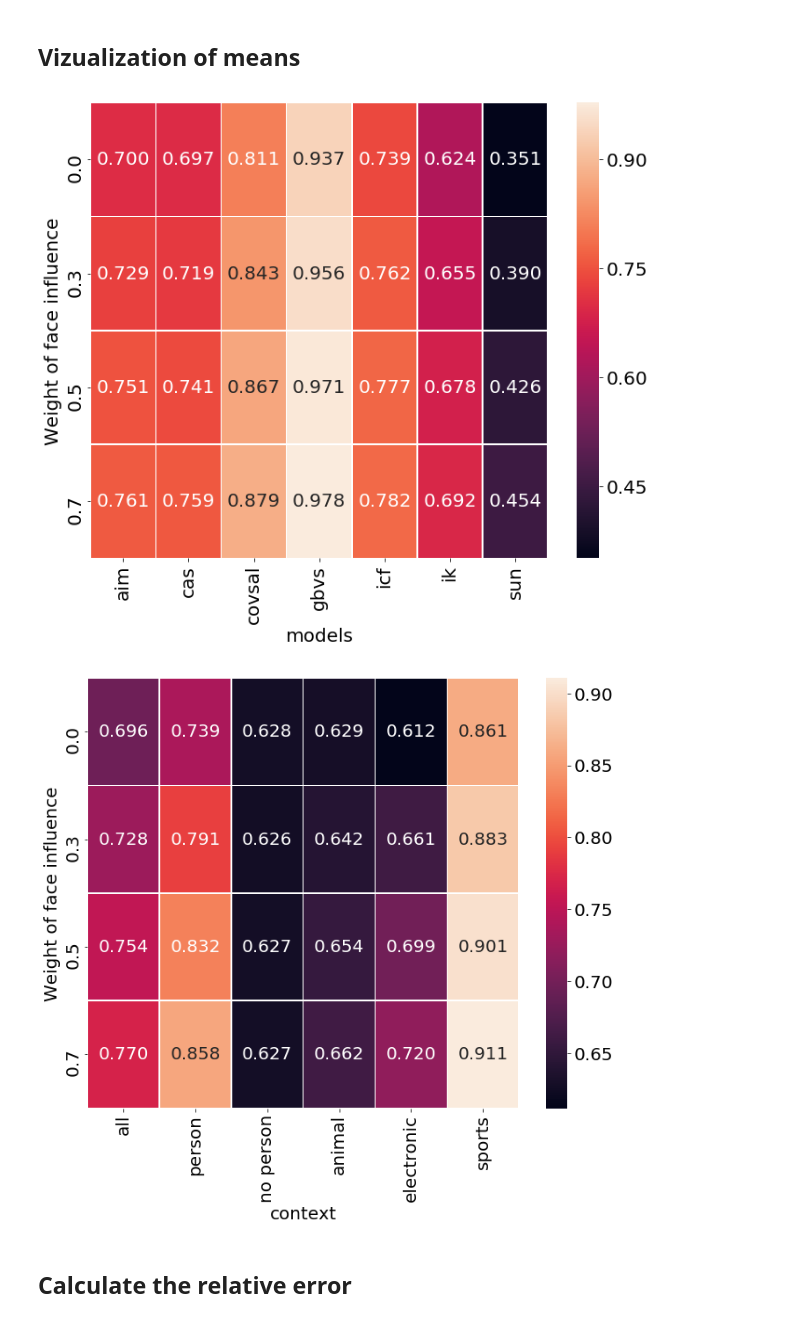
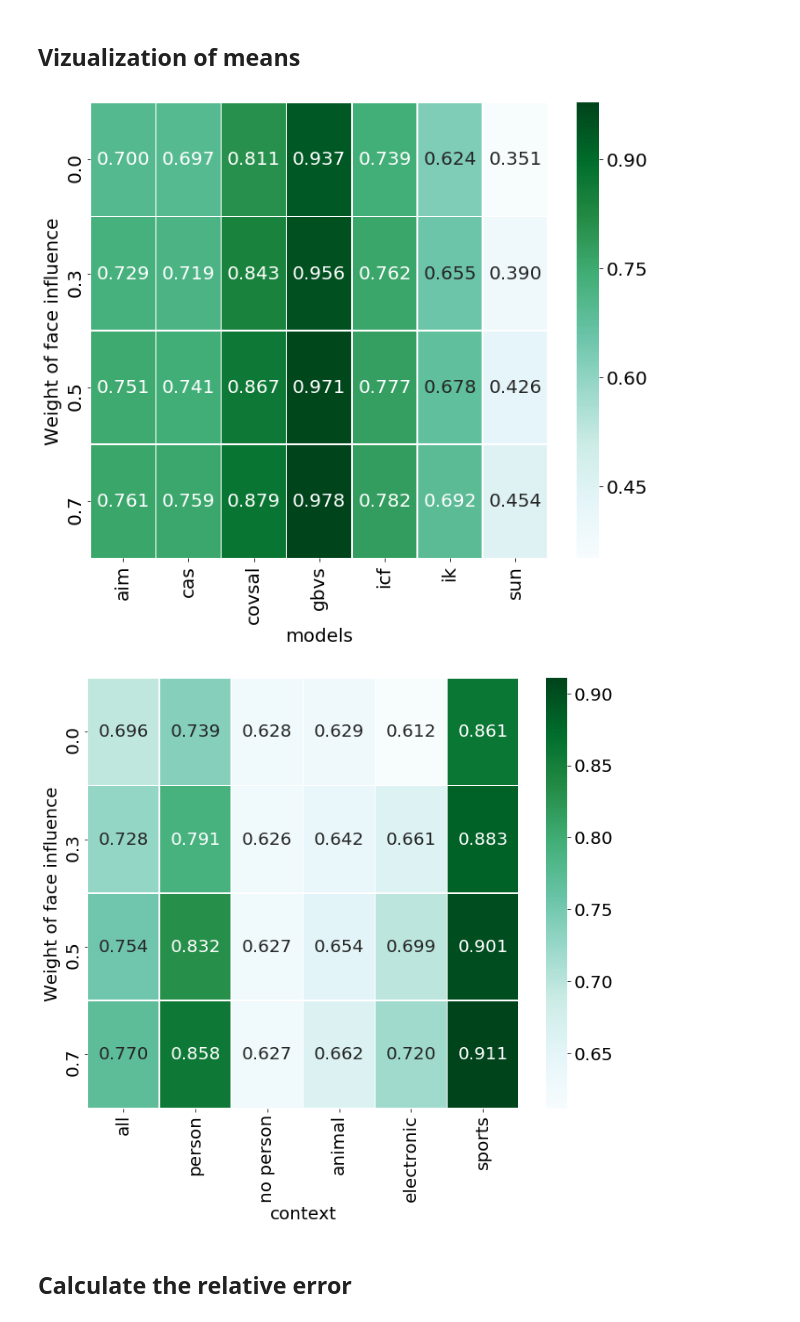
Before and after one commit to alTeska/face_saliency, a Jupyter notebook: report/Data_Visualization_NSS_means_0202.ipynb, the cells around one changed output. Saved outputs shown, nothing was run; the diff lists cells and outputs as text; code cells hidden in the pictures.

```diff
--- a/report/Data_Visualization_NSS_means_0202.ipynb
+++ b/report/Data_Visualization_NSS_means_0202.ipynb
@@ -415,26 +417,26 @@ plt.title('NSS results');
 # %%
 matplotlib.rcParams.update({'font.size': 20})
 
 f, ax = plt.subplots(figsize=(11, 9))
-sns.heatmap(mean_contexts.transpose(), annot=True, linewidths=.5, ax=ax,fmt='.3f');
+sns.heatmap(mean_contexts.transpose(), annot=True, linewidths=.5, ax=ax,fmt='.3f', cmap='BuGn');
 plt.ylabel('Weight of face influence')
 # plt.title('NSS scores for different models');
 plt.xticks(rotation=90)
 plt.savefig('plots/NSS_performance_mean_contexts.jpg', bbox_inches='tight', pad_inches=0)
 # %% [output]
-[figure, old version]
+[figure, new version]
 # %%
 
 f, ax = plt.subplots(figsize=(11, 9))
 matplotlib.rcParams.update({'font.size': 20})
 
-sns.heatmap(mean_models.transpose(), annot=True, linewidths=.5, ax=ax,fmt='.3f');
+sns.heatmap(mean_models.transpose(), annot=True, linewidths=.5, ax=ax,fmt='.3f', cmap='BuGn');
 plt.ylabel('Weight of face influence')
 # plt.title('NSS scores of different context');
 
 plt.savefig('plots/NSS_performance_mean_models.jpg', bbox_inches='tight', pad_inches=0)
 # %% [output]
-[figure, old version]
+[figure, new version]
 # %% [markdown]
 ## Calculate the relative error
 # %%
```
Also changed, not shown: parts of 7 cells of this notebook, 23 other files.
